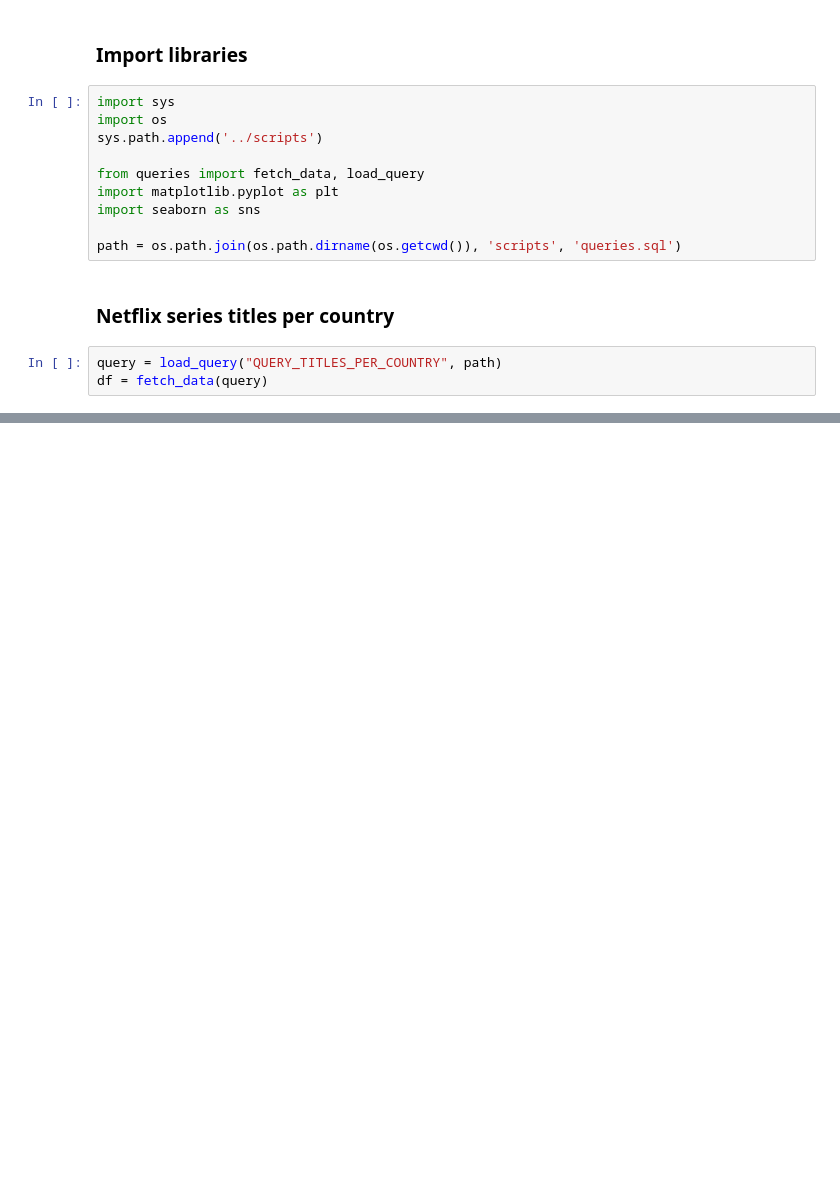
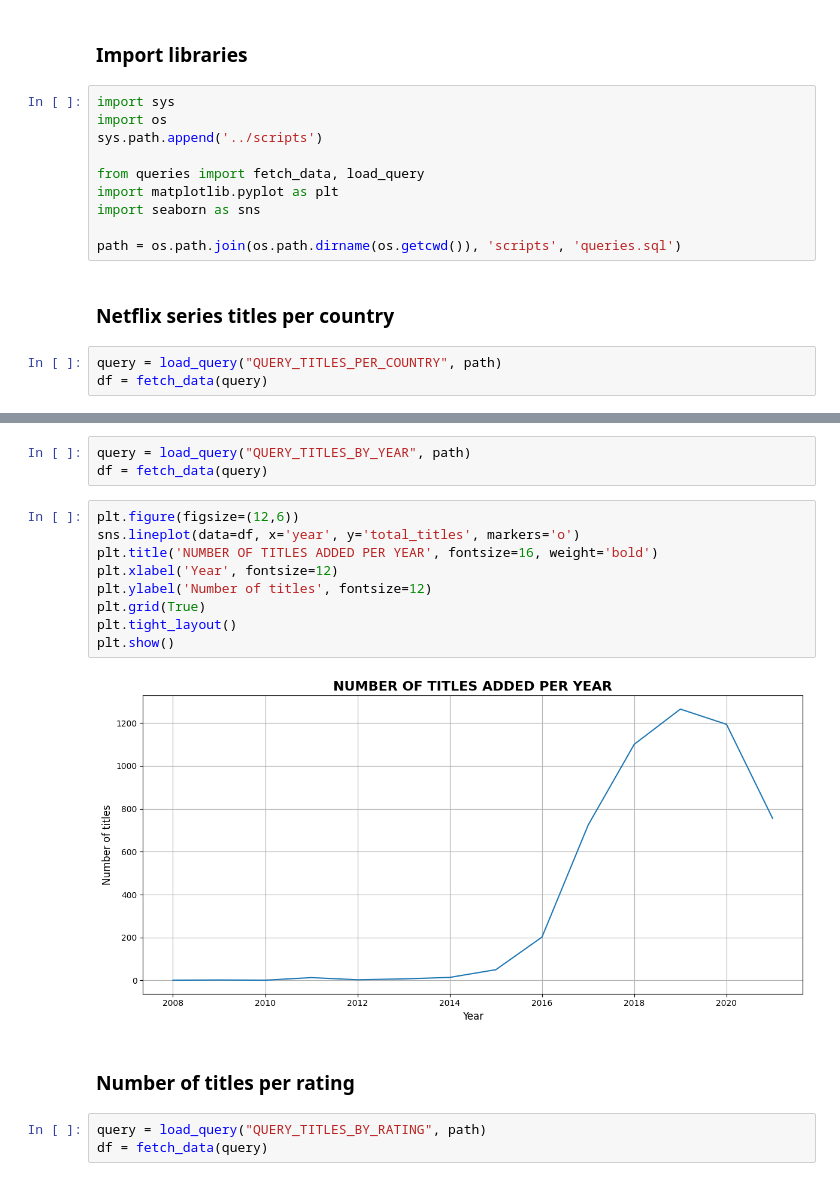
Before and after one commit to SerpiCode/etl-project, a Jupyter notebook: notebooks/data_analysis.ipynb, the cells around one changed output, grey strips where cells are left out. Cells and saved outputs as stored; diff of their text form; blank space fills up the shorter version.

```diff
--- a/notebooks/data_analysis.ipynb
+++ b/notebooks/data_analysis.ipynb
@@ -30,0 +33,19 @@ plt.show()
+# %%
+query = load_query("QUERY_TITLES_BY_YEAR", path)
+df = fetch_data(query)
+# %%
+plt.figure(figsize=(12,6))
+sns.lineplot(data=df, x='year', y='total_titles', markers='o')
+plt.title('NUMBER OF TITLES ADDED PER YEAR', fontsize=16, weight='bold')
+plt.xlabel('Year', fontsize=12)
+plt.ylabel('Number of titles', fontsize=12)
+plt.grid(True)
+plt.tight_layout()
+plt.show()
+# %% [output]
+[figure, added]
+# %% [markdown]
+### Number of titles per rating
+# %%
+query = load_query("QUERY_TITLES_BY_RATING", path)
+df = fetch_data(query)
```
Also changed, not shown: parts of 3 cells of this notebook, 2 other files.
